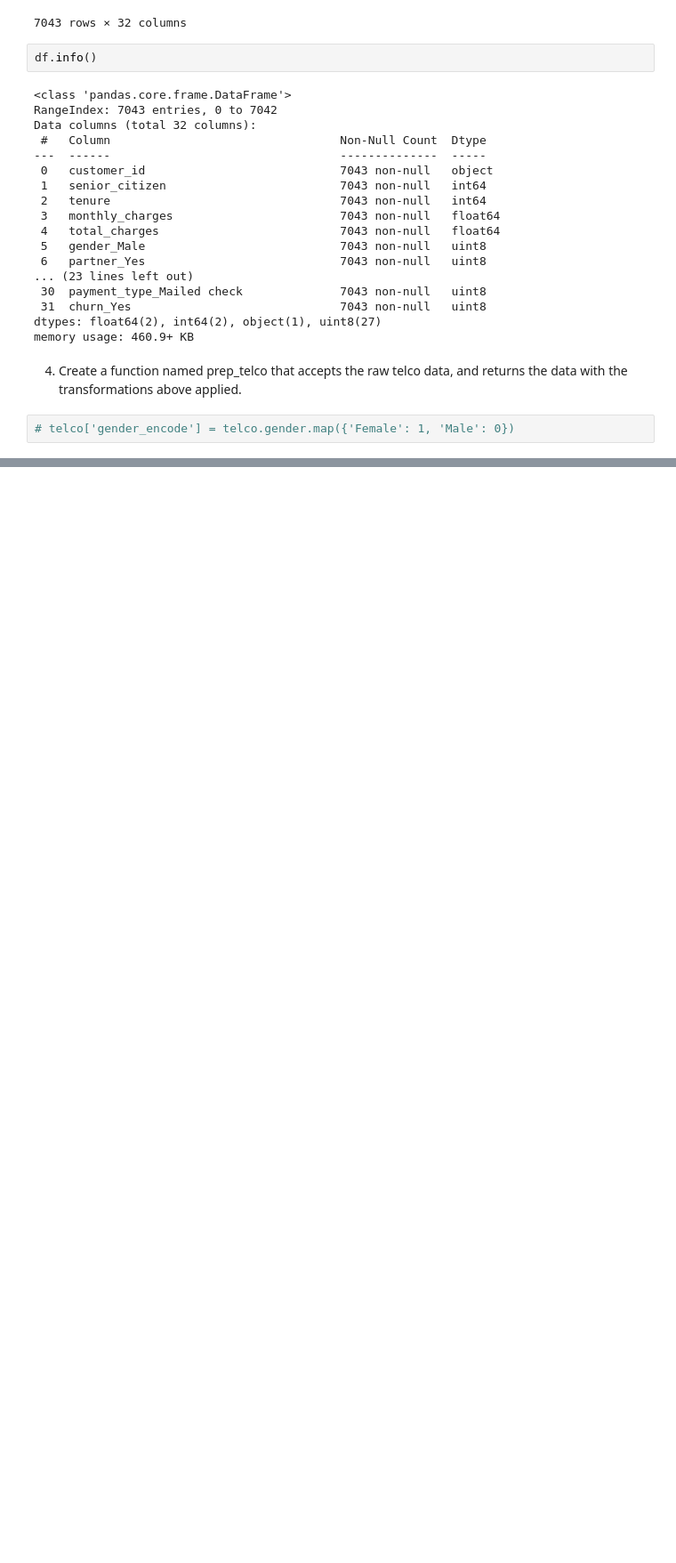
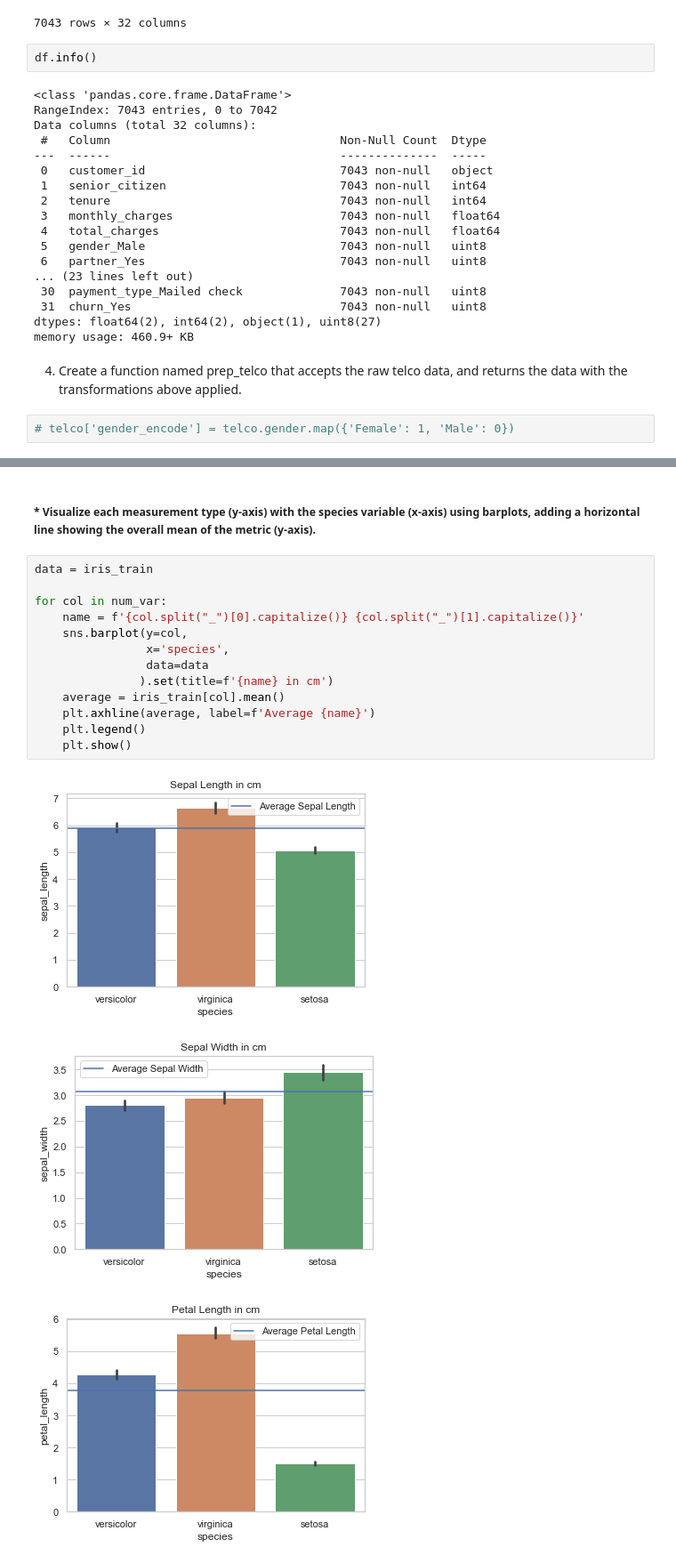
Before and after one commit to David-Howell/classification-exercises, a Jupyter notebook: classification_exercises.ipynb, the cells around one changed output, grey strips where cells are left out. Shown at 89% size. Drawn from its saved outputs; the diff is of its cells as text; blank space fills up the shorter version.

```diff
--- a/classification_exercises.ipynb
+++ b/classification_exercises.ipynb
@@ -795,0 +969,19 @@ memory usage: 460.9+ KB
+# %% [markdown]
+#####  * Visualize each measurement type (y-axis) with the species variable (x-axis) using barplots, adding a horizontal line showing the overall mean of the metric (y-axis).
+# %%
+data = iris_train
+
+for col in num_var:
+    name = f'{col.split("_")[0].capitalize()} {col.split("_")[1].capitalize()}'
+    sns.barplot(y=col,
+                x='species',
+                data=data
+               ).set(title=f'{name} in cm')
+    average = iris_train[col].mean()
+    plt.axhline(average, label=f'Average {name}')
+    plt.legend()
+    plt.show()
+# %% [output]
+[figure, added]
+[figure, added]
+[figure, added]
```
Also changed, not shown: parts of 126 cells of this notebook.
